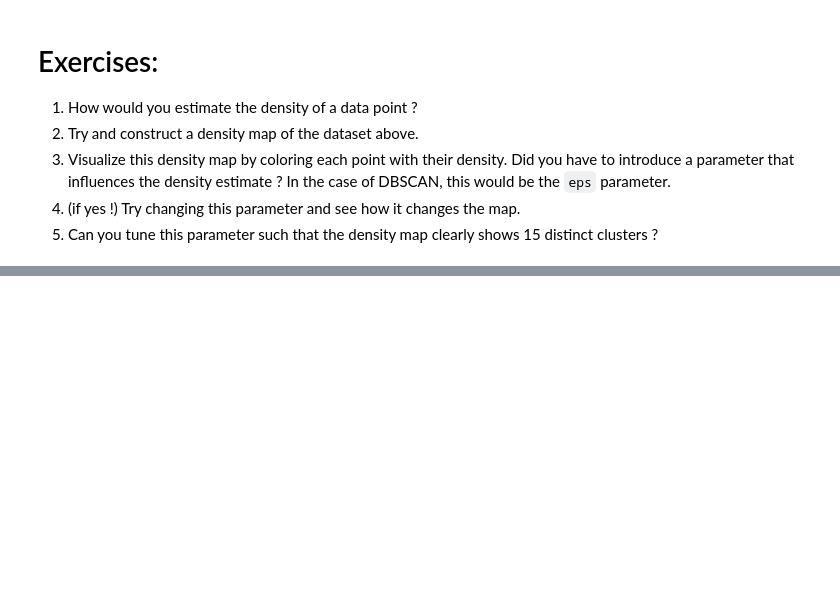
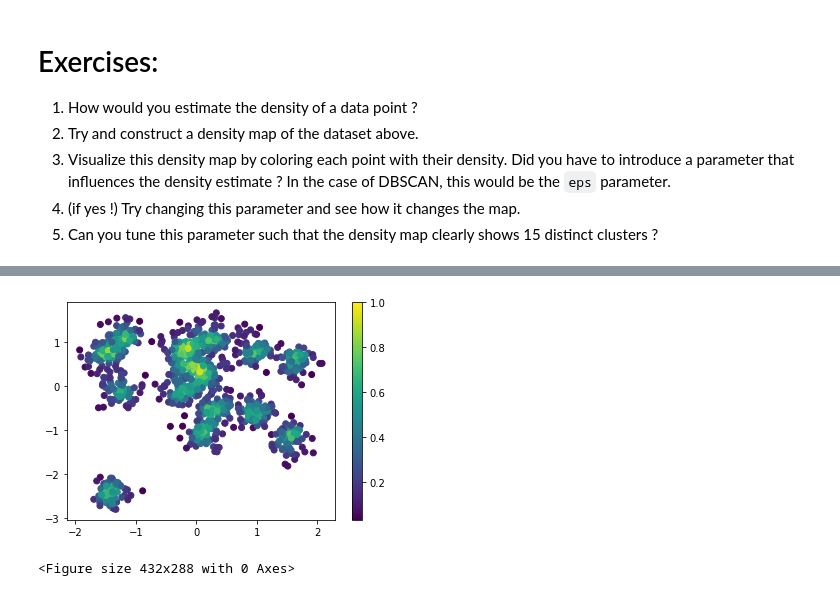
Before and after one commit to FaizGanz/ml-for-physicists, a Jupyter notebook: NB15-CXII-clustering.ipynb, the cells around one changed output, grey strips where cells are left out. Saved outputs shown, nothing was run; the diff lists cells and outputs as text; code cells hidden in the pictures; blank space fills up the shorter version.

```diff
--- a/NB15-CXII-clustering.ipynb
+++ b/NB15-CXII-clustering.ipynb
@@ -663,0 +639,34 @@ plt.contour(xi, yi, zi.reshape(xi.shape))
+# %%
+# DB SCAN APPROACH
+
+from sklearn.cluster import DBSCAN
+from sklearn.preprocessing import StandardScaler
+
+def plotting_ax(X, y):
+    plt.scatter(X[:,0], X[:,1], c=[z/max(y) for z in y])
+    cbar= plt.colorbar()
+    plt.show()
+
+np.random.seed(0)
+n_true_center = 15
+X, ytrue = make_blobs(1000, 2, n_true_center)
+X = StandardScaler().fit_transform(X)
+y = []
+eps = 0.15 # Radius
+# 5) The value for the eps for which the  parameter is 1.5
+
+for i in range(1000):
+    density = 0
+    distance = 0
+    distances=[]
+    for j in range(1000):
+        distance = np.sqrt((X[i,0]-X[j,0])**2 + (X[i,1]-X[j,1])**2)
+        if distance <= eps:
+            distances.append(distance)
+    y.append(len(distances))
+plotting_ax(X,y)
+plt.tight_layout(h_pad=0.5)
+plt.show()
+# %% [output]
+[figure, added]
+<Figure size 432x288 with 0 Axes>
```
Also changed, not shown: parts of 19 cells of this notebook.
